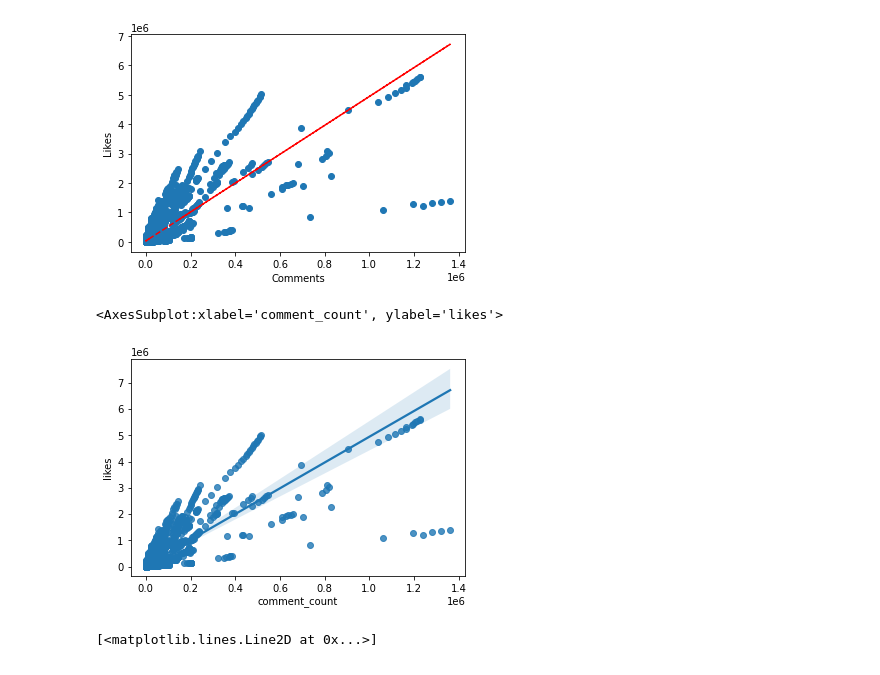
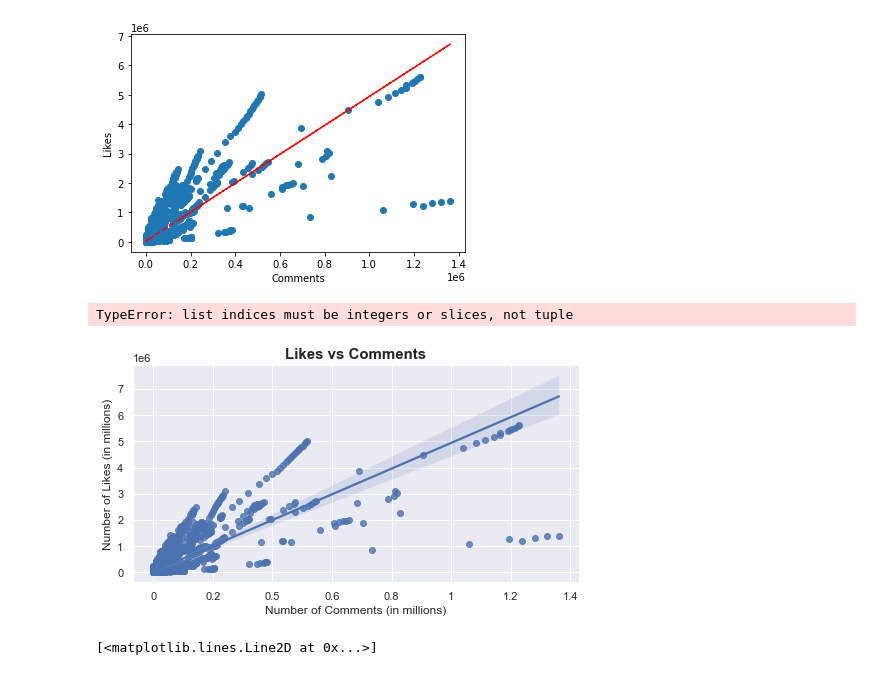
Before and after one commit to pyrogenix/131_finalproject, a Jupyter notebook: testing.ipynb, the cells around one changed output. Saved outputs shown, nothing was run; the diff lists cells and outputs as text; code cells hidden in the pictures.

```diff
--- a/testing.ipynb
+++ b/testing.ipynb
@@ -62,10 +62,16 @@ plt.plot(csv.comment_count,trendline(csv.comment_count),"r--")
 # %%
 x = csv.comment_count
 y = csv.likes
-sns.regplot(x, y)
+sns.set(rc={"figure.figsize":(8, 4)})
+plot = sns.regplot(x, y, data=csv)
+plot.set_xlabel('Number of Comments (in millions)', fontsize=12)
+plot.set_ylabel('Number of Likes (in millions)', fontsize=12)
+plot.set_title('Likes vs Comments', fontsize=15, weight=600)
+plt.xticks([0, 200000, 400000, 600000, 800000, 1000000, 1200000, 1400000],[0, .2, .4, .6, .8, 1, 1.2, 1.4])
+plt.yticks([0, 1000000, 2000000, 3000000, 4000000, 5000000, 6000000, 7000000],[0, 1, 2, 3, 4, 5, 6, 7])
 # %% [output]
-<AxesSubplot:xlabel='comment_count', ylabel='likes'>
+TypeError: list indices must be integers or slices, not tuple
-[figure, old version]
+[figure, new version]
 # %%
 plt.plot(csv.category_id)
 # %% [output]
```
Also changed, not shown: parts of 2 cells of this notebook, 4 other files.
